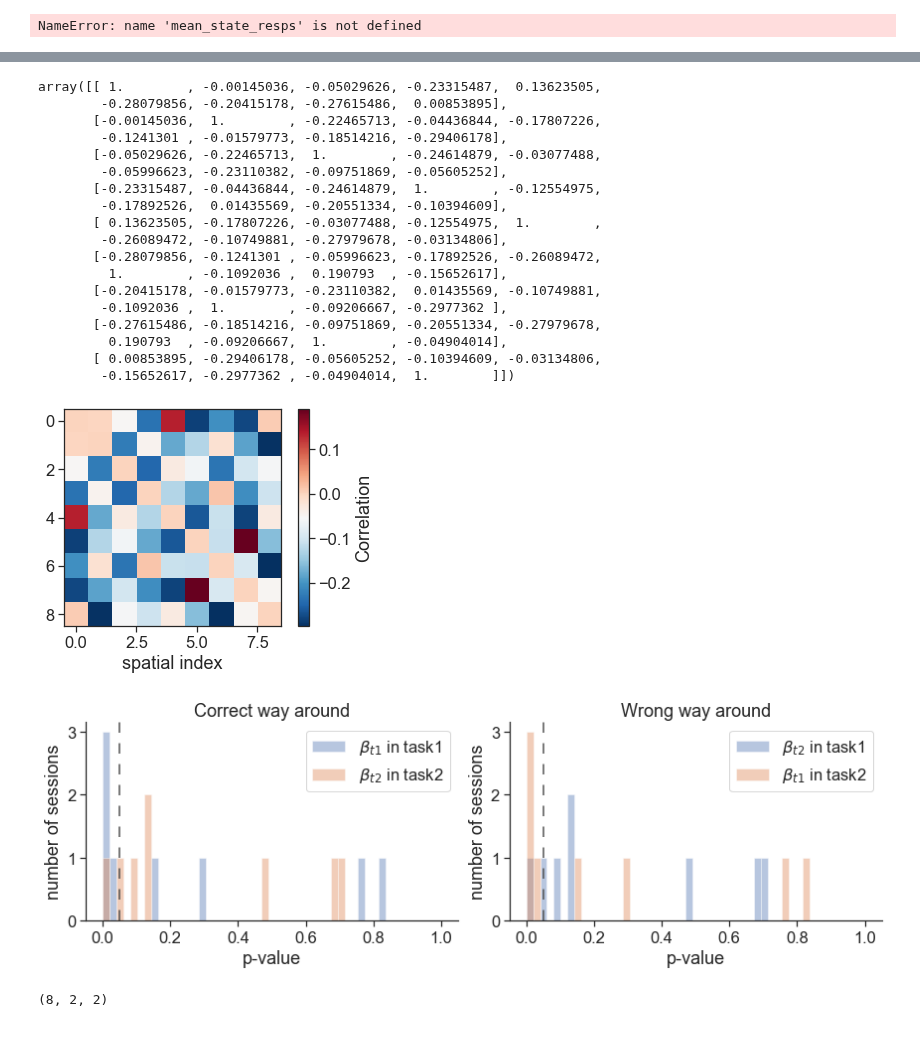
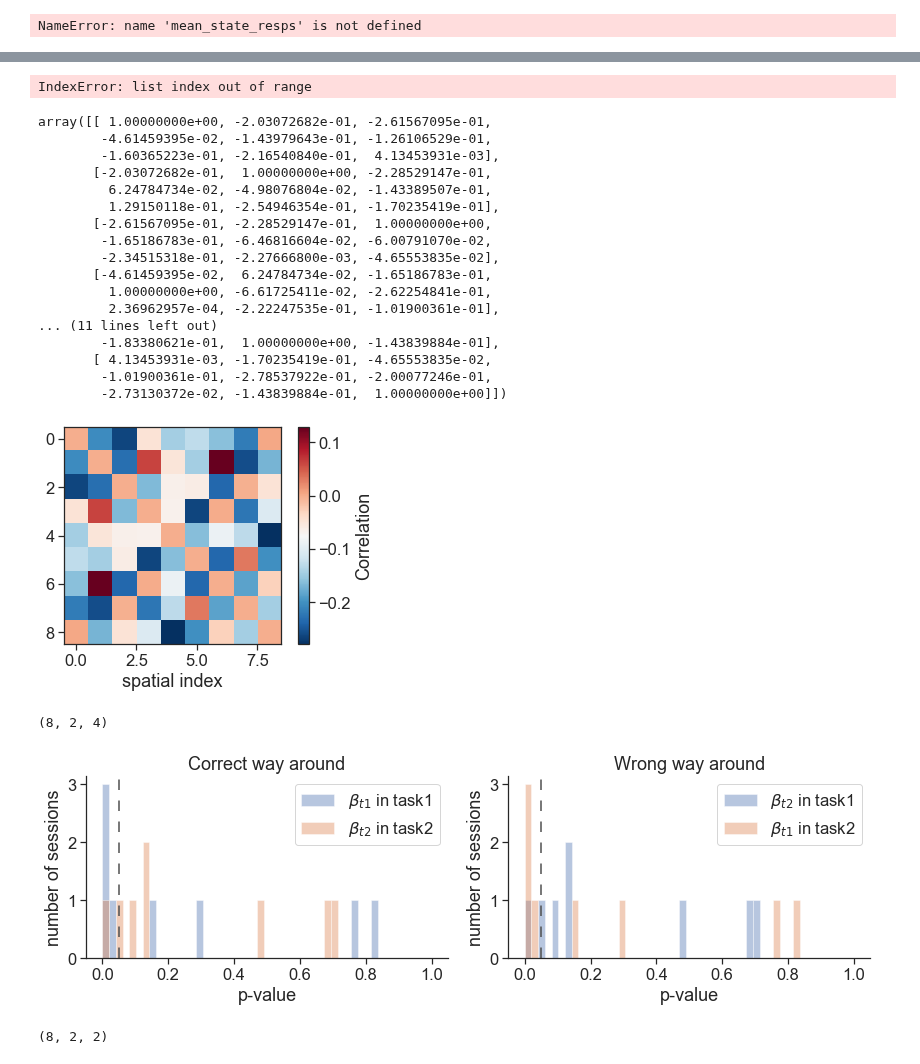
Before and after one commit to yves-weissenberger/ll_ephys, a Jupyter notebook: ephys_notebooks/RSA_task_distance.ipynb, the cells around one changed output, grey strips where cells are left out. Saved outputs shown, nothing was run; the diff lists cells and outputs as text; code cells hidden in the pictures; blank space fills up the shorter version.

```diff
--- a/ephys_notebooks/RSA_task_distance.ipynb
+++ b/ephys_notebooks/RSA_task_distance.ipynb
@@ -161,7 +176,8 @@ graph_type1
 from scipy.spatial.distance import pdist
 from scipy.spatial import distance_matrix
 
-def zscore(dat): return (dat-np.mean(dat))/np.std(dat)
+def zscore2(dat): return (dat-np.mean(dat,axis=0)[None,:])/np.nanstd(dat,axis=0,)[None,:]
+def zscore(dat): return (dat-np.mean(dat))/np.nanstd(dat)
 # %%
 seq0_2 = np.array([list(seq0).index(i) for i in range(9)])
 seq1_2 = np.array([list(seq1).index(i) for i in range(9)])
@@ -306,7 +330,7 @@ firing_rate_maps.shape
 # %%
 all_beta = []
 all_pvals = []
-for sess_ix in range(2):
+for sess_ix in range(9):
     tmp  = []
     tmp_pvals = []
     firing_rate_maps,task_event_df,seq0,seq1,graph_type0,graph_type1, = load_data(sess_ix)
@@ -330,8 +354,8 @@ for sess_ix in range(2):
 
     msr0 = ((mean_state_resps[0] - np.mean(mean_state_resps[0],axis=0))/np.std(mean_state_resps[0],axis=0))
     msr1 = ((mean_state_resps[1] - np.mean(mean_state_resps[1],axis=0))/np.std(mean_state_resps[1],axis=0))
-    task1_corrs = np.corrcoef(msr0)
-    task2_corrs = np.corrcoef(msr1)
+    task1_corrs = np.corrcoef(zscore2(msr0))
+    task2_corrs = np.corrcoef(zscore2(msr1))
 
 
     #
@@ -358,27 +382,28 @@ for sess_ix in range(2):
     all_beta.append(tmp)
     all_pvals.append(tmp_pvals)
     #assert np.allclose(beta,res.params)
+# %% [output]
+IndexError: list index out of range
 # %%
 np.corrcoef(msr0)
 # %% [output]
-array([[ 1.        , -0.00145036, -0.05029626, -0.23315487,  0.13623505,
-        -0.28079856, -0.20415178, -0.27615486,  0.00853895],
-       [-0.00145036,  1.        , -0.22465713, -0.04436844, -0.17807226,
-        -0.1241301 , -0.01579773, -0.18514216, -0.29406178],
-       [-0.05029626, -0.22465713,  1.        , -0.24614879, -0.03077488,
-        -0.05996623, -0.23110382, -0.09751869, -0.05605252],
-       [-0.23315487, -0.04436844, -0.24614879,  1.        , -0.12554975,
-        -0.17892526,  0.01435569, -0.20551334, -0.10394609],
-       [ 0.13623505, -0.17807226, -0.03077488, -0.12554975,  1.        ,
-        -0.26089472, -0.10749881, -0.27979678, -0.03134806],
-       [-0.28079856, -0.1241301 , -0.05996623, -0.17892526, -0.26089472,
-         1.        , -0.1092036 ,  0.190793  , -0.15652617],
-       [-0.20415178, -0.01579773, -0.23110382,  0.01435569, -0.10749881,
-        -0.1092036 ,  1.        , -0.09206667, -0.2977362 ],
-       [-0.27615486, -0.18514216, -0.09751869, -0.20551334, -0.27979678,
-         0.190793  , -0.09206667,  1.        , -0.04904014],
-       [ 0.00853895, -0.29406178, -0.05605252, -0.10394609, -0.03134806,
-        -0.15652617, -0.2977362 , -0.04904014,  1.        ]])
+array([[ 1.00000000e+00, -2.03072682e-01, -2.61567095e-01,
+        -4.61459395e-02, -1.43979643e-01, -1.26106529e-01,
+        -1.60365223e-01, -2.16540840e-01,  4.13453931e-03],
+       [-2.03072682e-01,  1.00000000e+00, -2.28529147e-01,
+         6.24784734e-02, -4.98076804e-02, -1.43389507e-01,
+         1.29150118e-01, -2.54946354e-01, -1.70235419e-01],
+       [-2.61567095e-01, -2.28529147e-01,  1.00000000e+00,
+        -1.65186783e-01, -6.46816604e-02, -6.00791070e-02,
+        -2.34515318e-01, -2.27666800e-03, -4.65553835e-02],
+       [-4.61459395e-02,  6.24784734e-02, -1.65186783e-01,
+         1.00000000e+00, -6.61725411e-02, -2.62254841e-01,
+         2.36962957e-04, -2.22247535e-01, -1.01900361e-01],
+... (11 lines left out)
+        -1.83380621e-01,  1.00000000e+00, -1.43839884e-01],
+       [ 4.13453931e-03, -1.70235419e-01, -4.65553835e-02,
+        -1.01900361e-01, -2.78537922e-01, -2.00077246e-01,
+        -2.73130372e-02, -1.43839884e-01,  1.00000000e+00]])
 # %%
 dta = task2_corrs.copy()
 dta[np.diag_indices_from(dta)] = 0
@@ -389,31 +414,35 @@ plt.xlabel("spatial index")
 cbar = plt.colorbar()
 cbar.set_label("Correlation")
 # %% [output]
-[figure, old version]
+[figure, new version]
+# %%
+np.array(all_pvals).shape
+# %% [output]
+(8, 2, 4)
 # %%
 plt.figure(figsize=(12,4))
 plt.subplot(1,2,1)
 plt.title("Correct way around")
 seaborn.distplot(np.array(all_pvals)[:,0,-2],kde=0,bins=np.linspace(0,1,num=50),label=r'$\beta_{t1}$ in task1')
-seaborn.distplot(np.array(all_pvals)[:,1,-1],kde=0,bins=np.linspace(0,1,num=50),label=r'$\beta_{t2}$ in task2')
+seaborn.distplot(np.array(all_pvals)[:,0,-1],kde=0,bins=np.linspace(0,1,num=50),label=r'$\beta_{t2}$ in task2')
 plt.axvline(x=0.05,dashes=(7,7),color='.3')
 plt.xlabel("p-value")
 plt.ylabel("number of sessions")
 plt.legend(loc=1)
 seaborn.despine()
 
 plt.subplot(1,2,2)
 plt.title("Wrong way around")
-seaborn.distplot(np.array(all_pvals)[:,0,-1],kde=0,bins=np.linspace(0,1,num=50),label=r'$\beta_{t2}$ in task1')
+seaborn.distplot(np.array(all_pvals)[:,1,-1],kde=0,bins=np.linspace(0,1,num=50),label=r'$\beta_{t2}$ in task1')
 seaborn.distplot(np.array(all_pvals)[:,1,-2],kde=0,bins=np.linspace(0,1,num=50),label=r'$\beta_{t1}$ in task2')
 plt.axvline(x=0.05,dashes=(7,7),color='.3')
 plt.xlabel("p-value")
 plt.ylabel("number of sessions")
 plt.legend(loc=1)
 seaborn.despine()
 plt.tight_layout()
 # %% [output]
-[figure, old version]
+[figure, new version]
 # %%
 np.array(all_pvals)[:,:,-2:].shape
 # %% [output]
```
Also changed, not shown: parts of 22 cells of this notebook, 11 other files.
